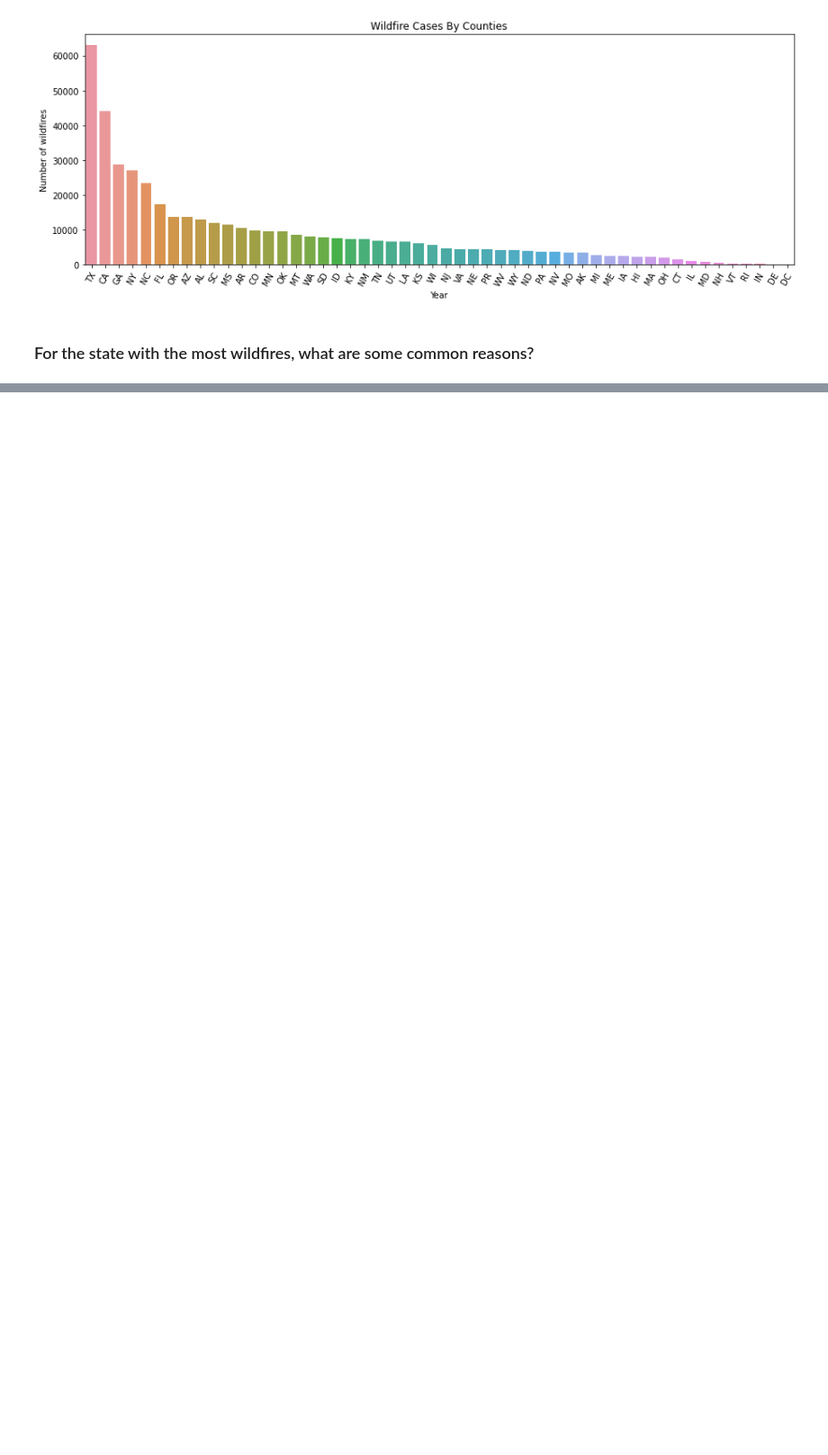
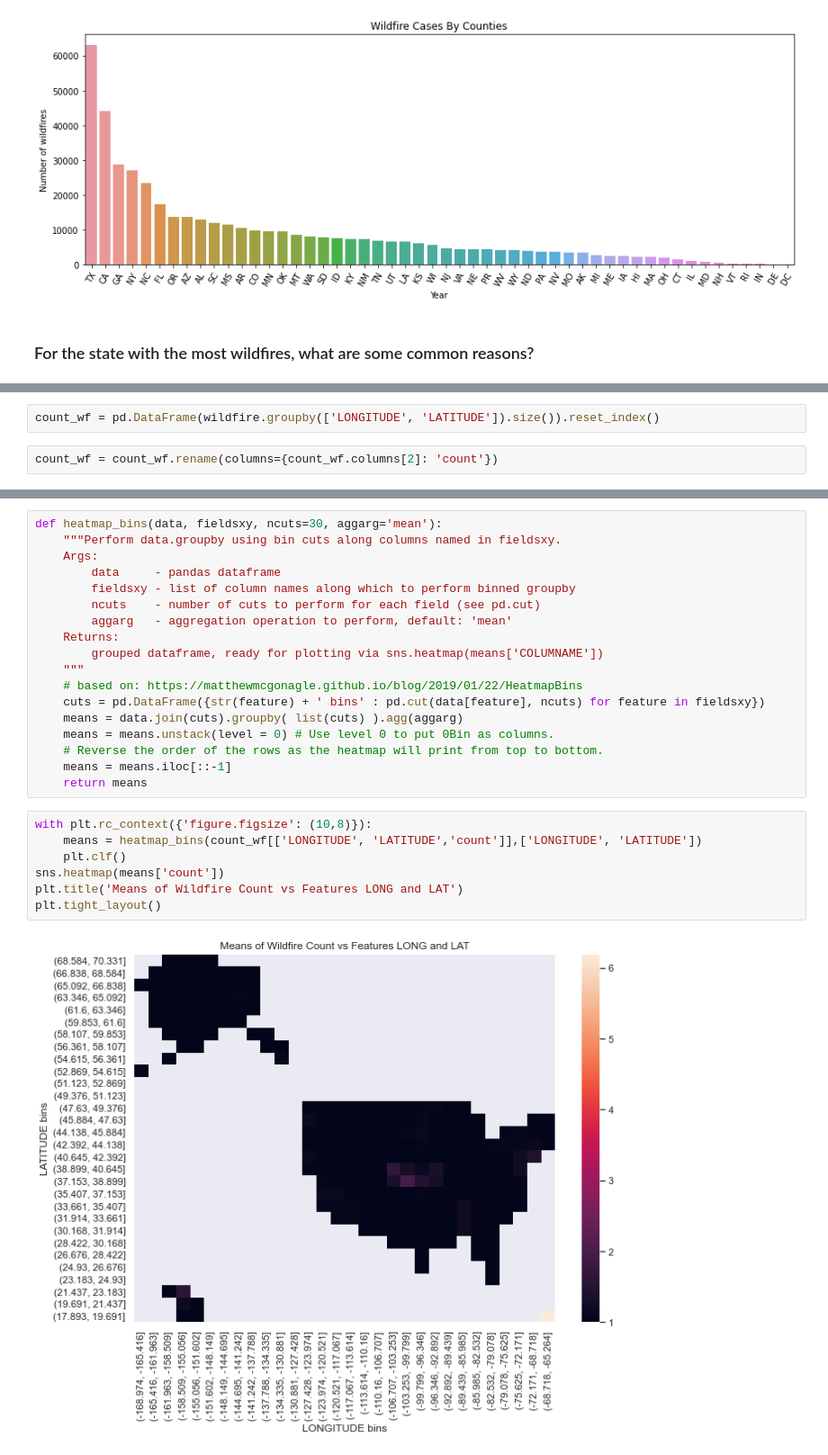
Before and after one commit to huruifu/733-project, a Jupyter notebook: project.ipynb, the cells around one changed output, grey strips where cells are left out. Shown at 90% size. Cells and saved outputs as stored; diff of their text form; blank space fills up the shorter version.

```diff
--- a/project.ipynb
+++ b/project.ipynb
@@ -101,0 +125,4 @@ plt.show()
+# %%
+count_wf = pd.DataFrame(wildfire.groupby(['LONGITUDE', 'LATITUDE']).size()).reset_index()
+# %%
+count_wf = count_wf.rename(columns={count_wf.columns[2]: 'count'})
@@ -101,0 +145,27 @@ plt.show()
+# %%
+def heatmap_bins(data, fieldsxy, ncuts=30, aggarg='mean'):
+    """Perform data.groupby using bin cuts along columns named in fieldsxy.
+    Args:
+        data     - pandas dataframe
+        fieldsxy - list of column names along which to perform binned groupby
+        ncuts    - number of cuts to perform for each field (see pd.cut)
+        aggarg   - aggregation operation to perform, default: 'mean'
+    Returns:
+        grouped dataframe, ready for plotting via sns.heatmap(means['COLUMNAME'])
+    """
+    # based on: https://matthewmcgonagle.github.io/blog/2019/01/22/HeatmapBins
+    cuts = pd.DataFrame({str(feature) + ' bins' : pd.cut(data[feature], ncuts) for feature in fieldsxy})
+    means = data.join(cuts).groupby( list(cuts) ).agg(aggarg)
+    means = means.unstack(level = 0) # Use level 0 to put 0Bin as columns.
+    # Reverse the order of the rows as the heatmap will print from top to bottom.
+    means = means.iloc[::-1]
+    return means
+# %%
+with plt.rc_context({'figure.figsize': (10,8)}):
+    means = heatmap_bins(count_wf[['LONGITUDE', 'LATITUDE','count']],['LONGITUDE', 'LATITUDE'])
+    plt.clf()
+sns.heatmap(means['count'])
+plt.title('Means of Wildfire Count vs Features LONG and LAT')
+plt.tight_layout()
+# %% [output]
+[figure, added]
```
Also changed, not shown: parts of 11 cells of this notebook.
